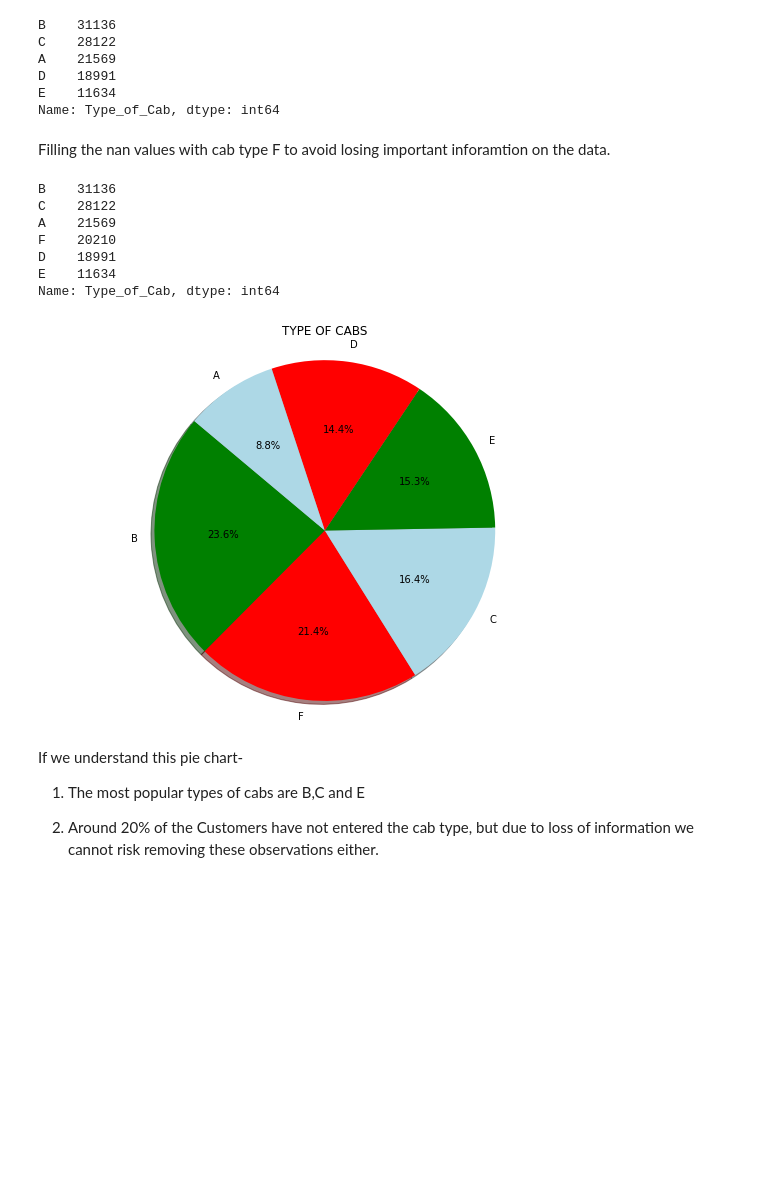
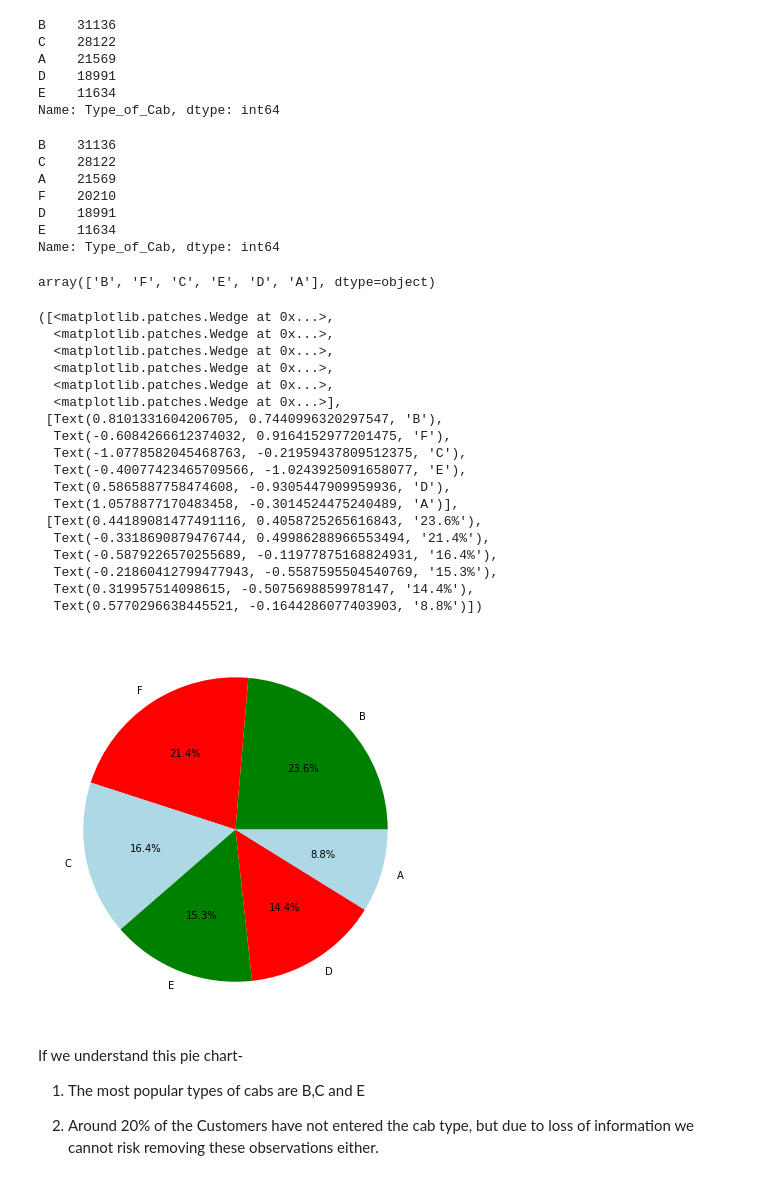
Before and after one commit to sspaulc/TAXI-MOBILITY-SURGE-PRICE-PREDICTION, a Jupyter notebook: Taxi_Price_Surge_Prediction.ipynb, the cells around one changed output. Saved outputs shown, nothing was run; the diff lists cells and outputs as text; code cells hidden in the pictures; blank space fills up the shorter version.

```diff
--- a/Taxi_Price_Surge_Prediction.ipynb
+++ b/Taxi_Price_Surge_Prediction.ipynb
@@ -92,7 +94,7 @@ data.describe()
 # %% [markdown]
 Making nan values in  Life style index to 0 to prevent any loss of information.
 # %%
-data['Life_Style_Index']=data['Life_Style_Index'].fillna(0)
+data['Life_Style_Index']=data['Life_Style_Index'].fillna(data['Life_Style_Index'].median())
 # %%
 #I'll try to understand the lifestyle index better
 data['Life_Style_Index'].describe()
@@ -112,7 +114,7 @@ Name: Life_Style_Index, dtype: float64
 def lifestyle(x):
   if x>2.9:
      return 'high'
-  elif x<=2.9 and x>2:
+  elif x<=2.9 and x>2.6:
     return 'medium'
   else:
     return 'low'
@@ -153,7 +153,7 @@ Data columns (total 13 columns):
 dtypes: float64(4), int64(4), object(5)
 memory usage: 13.1+ MB
 # %%
-data['Customer_Since_Months']= data['Customer_Since_Months'].dropna()
+data['Customer_Since_Months']= data['Customer_Since_Months'].fillna(data['Customer_Since_Months'].median())
 # %%
 data['Customer_Since_Months'].value_counts().plot(kind='bar',color='red')
 
@@ -189,8 +204,6 @@ A    21569
 D    18991
 E    11634
 Name: Type_of_Cab, dtype: int64
-# %% [markdown]
-Filling the nan values with cab type F to avoid losing important inforamtion on the data.
 # %%
 data['Type_of_Cab']= data['Type_of_Cab'].fillna('F')
 # %%
@@ -206,18 +221,36 @@ Name: Type_of_Cab, dtype: int64
+# %%
+labels
+# %% [output]
+array(['B', 'F', 'C', 'E', 'D', 'A'], dtype=object)
 # %%
 # Data to plot (#Final code for pie chart)
 labels = data['Type_of_Cab'].unique()
 sizes = data['Type_of_Cab'].value_counts()
 colors = ['green', 'red', 'lightblue']
 
 # Plot
 fig = plt.figure(figsize =(10, 7))
-plt.pie(sizes,labels=labels, colors=colors,
-autopct='%1.1f%%', shadow=True, startangle=140)
-plt.axis('equal')
-plt.title('TYPE OF CABS')
-plt.show()
+plt.pie(sizes,labels=labels, colors=colors,autopct='%1.1f%%')
 # %% [output]
+([<matplotlib.patches.Wedge at 0x...>,
+  <matplotlib.patches.Wedge at 0x...>,
+  <matplotlib.patches.Wedge at 0x...>,
+  <matplotlib.patches.Wedge at 0x...>,
+  <matplotlib.patches.Wedge at 0x...>,
+  <matplotlib.patches.Wedge at 0x...>],
+ [Text(0.8101331604206705, 0.7440996320297547, 'B'),
+  Text(-0.6084266612374032, 0.9164152977201475, 'F'),
+  Text(-1.0778582045468763, -0.21959437809512375, 'C'),
+  Text(-0.40077423465709566, -1.0243925091658077, 'E'),
+  Text(0.5865887758474608, -0.9305447909959936, 'D'),
+  Text(1.0578877170483458, -0.3014524475240489, 'A')],
+ [Text(0.44189081477491116, 0.4058725265616843, '23.6%'),
+  Text(-0.3318690879476744, 0.49986288966553494, '21.4%'),
+  Text(-0.5879226570255689, -0.11977875168824931, '16.4%'),
+  Text(-0.21860412799477943, -0.5587595504540769, '15.3%'),
+  Text(0.319957514098615, -0.5075698859978147, '14.4%'),
+  Text(0.5770296638445521, -0.1644286077403903, '8.8%')])
-[figure, old version]
+[figure, new version]
 # %% [markdown]
 If we understand this pie chart-
 
```
Also changed, not shown: parts of 61 cells of this notebook.
